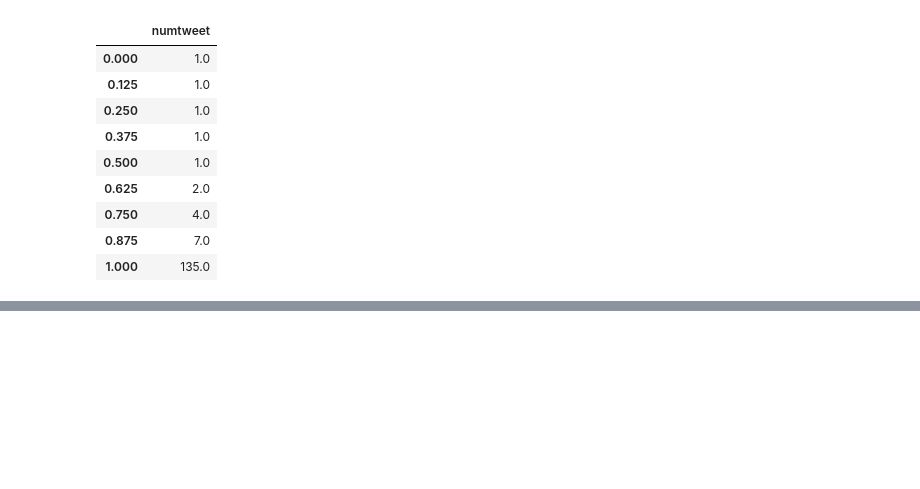
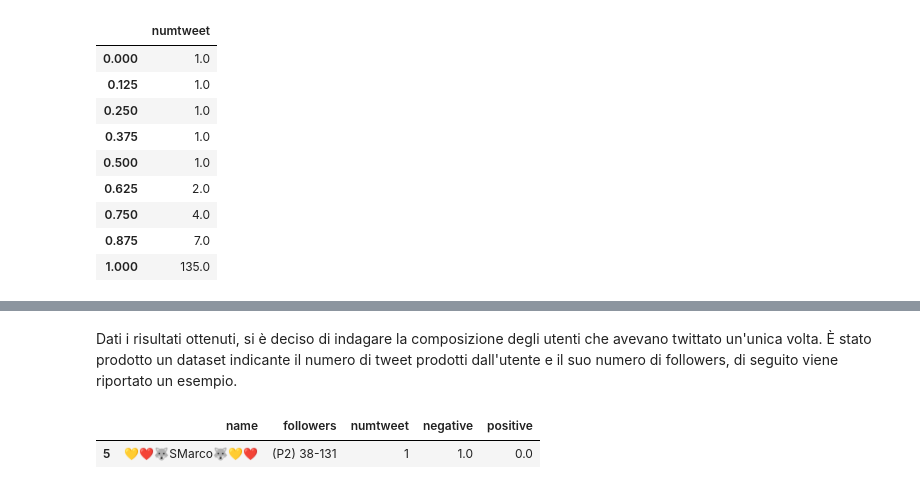
Before and after one commit to paolofesta/prove, a Jupyter notebook: scrittura.ipynb, the cells around one changed output, grey strips where cells are left out. Saved outputs shown, nothing was run; the diff lists cells and outputs as text; code cells hidden in the pictures; blank space fills up the shorter version.

```diff
--- a/scrittura.ipynb
+++ b/scrittura.ipynb
@@ -443,0 +458,8 @@ Si è così deciso di suddividere gli utenti in due classi: una composta da chi
+# %% [markdown]
+Dati i risultati ottenuti, si è deciso di indagare la composizione degli utenti che avevano twittato un'unica volta. È stato prodotto un dataset indicante il numero di tweet prodotti dall'utente e il suo numero di followers, di seguito viene riportato un esempio.
+# %%
+#@title
+datanumcomb.iloc[[5]]
+# %% [output]
+|  | name | followers | numtweet | negative | positive |
+| 5 | 💛❤️🐺SMarco🐺💛❤️ | (P2) 38-131 | 1 | 1.0 | 0.0 |
```
Also changed, not shown: parts of 5 cells of this notebook.
